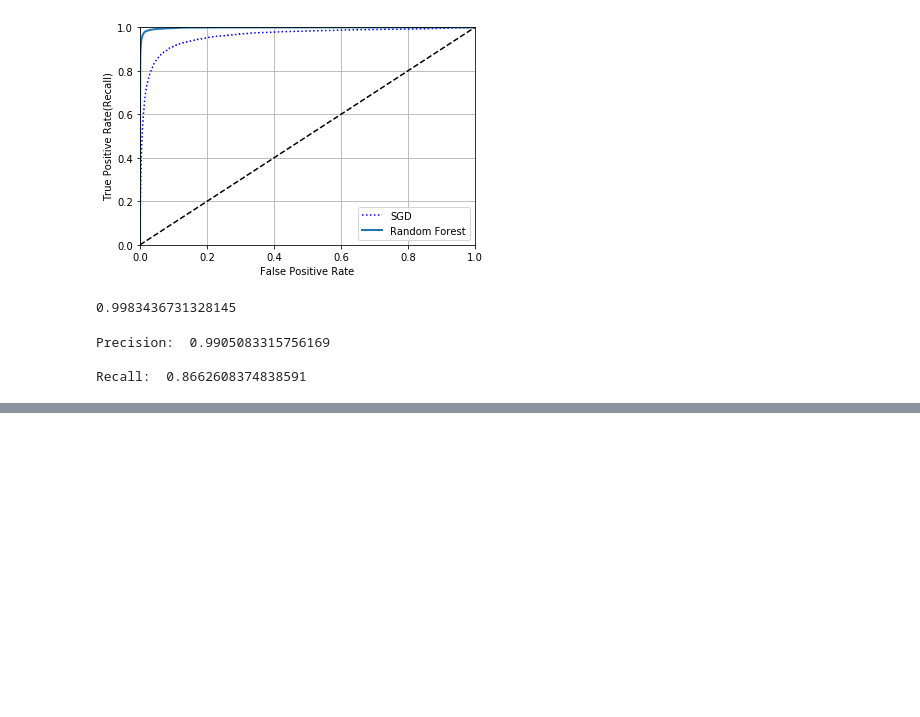
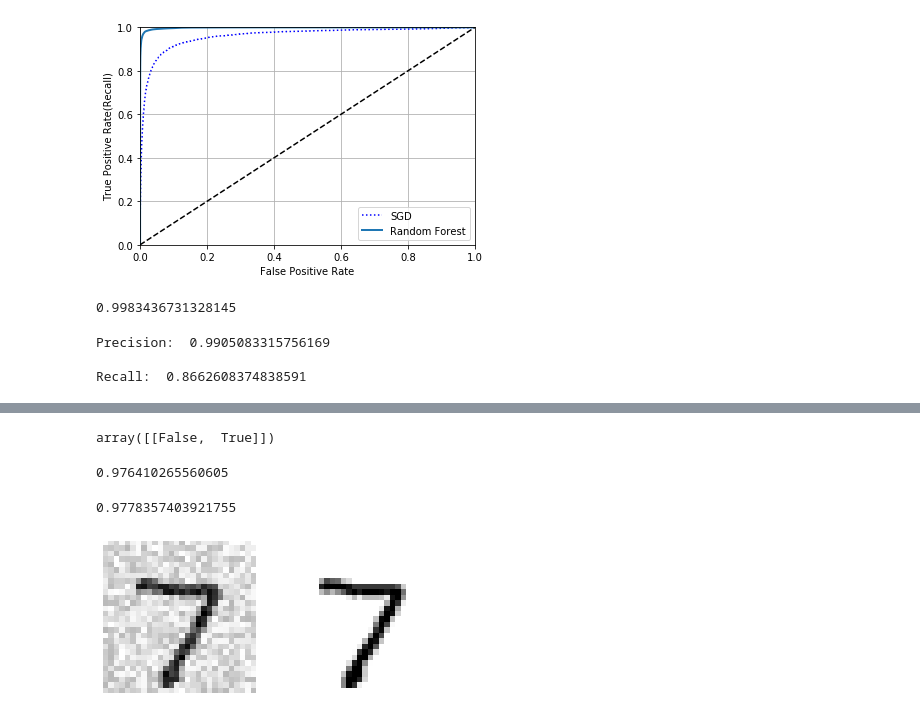
Before and after one commit to abhay-iy97/ml-handson, a Jupyter notebook: MNIST_classification.ipynb, the cells around one changed output, grey strips where cells are left out. Saved outputs shown, nothing was run; the diff lists cells and outputs as text; code cells hidden in the pictures; blank space fills up the shorter version.

```diff
--- a/MNIST_classification.ipynb
+++ b/MNIST_classification.ipynb
@@ -41,6 +41,12 @@ y[0] #String value. Casting our target variable to int
 y = y.astype(np.uint8)
 # %% [output]
 5
+# %%
+def plot_digit(data):
+    image = data.reshape(28, 28)
+    plt.imshow(image, cmap = mpl.cm.binary,
+               interpolation="nearest")
+    plt.axis("off")
 # %%
 #Train and test set split.
 #Split is already done. First 60K images are for training and the remaining 10K is for test.
@@ -341,0 +547,27 @@ Recall:  0.8662608374838591
+# %%
+#Predicting on 5 (Correct output)
+knn_clf.predict([some_digit])
+# %% [output]
+array([[False,  True]])
+# %%
+#Evaluating a multilabel classifier
+#Take f1 score for every label and average it.
+y_train_knn_pred = cross_val_predict(knn_clf, X_train, y_multilabel, cv=3)
+f1_score(y_multilabel, y_train_knn_pred, average="macro") #macro - Calculate metrics for each label, and find their unweighted mean. This does not take label imbalance into account.
+# %% [output]
+0.976410265560605
+# %%
+f1_score(y_multilabel, y_train_knn_pred, average="weighted") #GIving every label a weight = to support (i.e number of instances with that target label)
+# %% [output]
+0.9778357403921755
+# %%
+#Multioutput classification(MOC)
+#Adding noise and creating a MOC
+noise = np.random.randint(0, 100, (len(X_train), 784))
+X_train_mod = X_train + noise
+
+noise = np.random.randint(0, 100, (len(X_test), 784))
+X_test_mod = X_test + noise
+
+y_train_mod = X_train
+y_test_mod = X_test
@@ -341,0 +577,10 @@ Recall:  0.8662608374838591
+# %%
+def plot_noisy_and_clean(index):
+    some_index = index
+    plt.subplot(121); plot_digit(X_test_mod[some_index])
+    plt.subplot(122); plot_digit(y_test_mod[some_index])
+    plt.show()
+# %%
+plot_noisy_and_clean(0)
+# %% [output]
+[figure, added]
```
Also changed, not shown: parts of 20 cells of this notebook.
